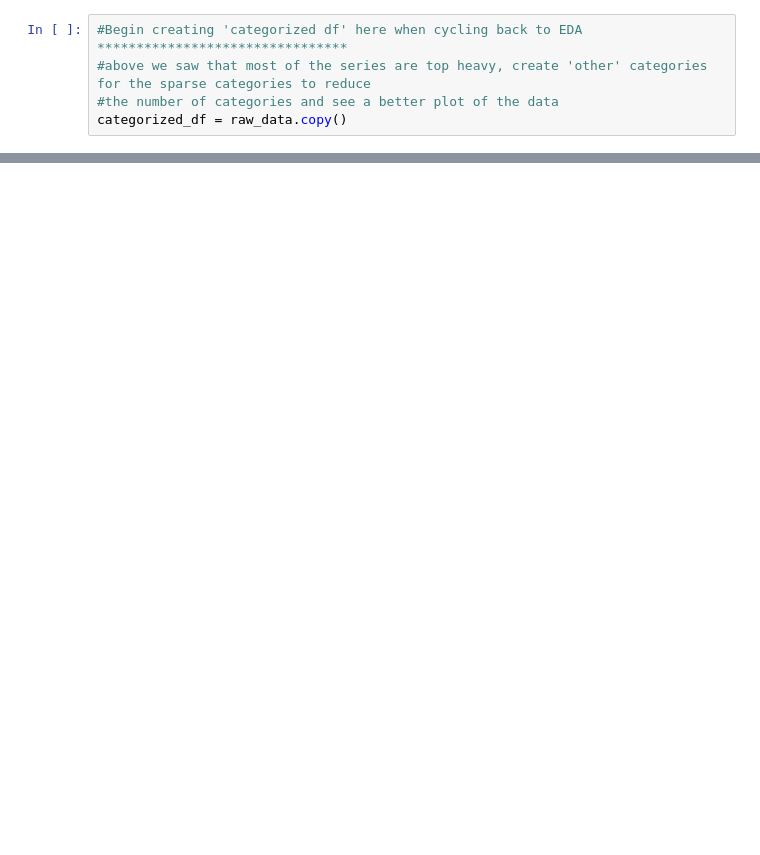
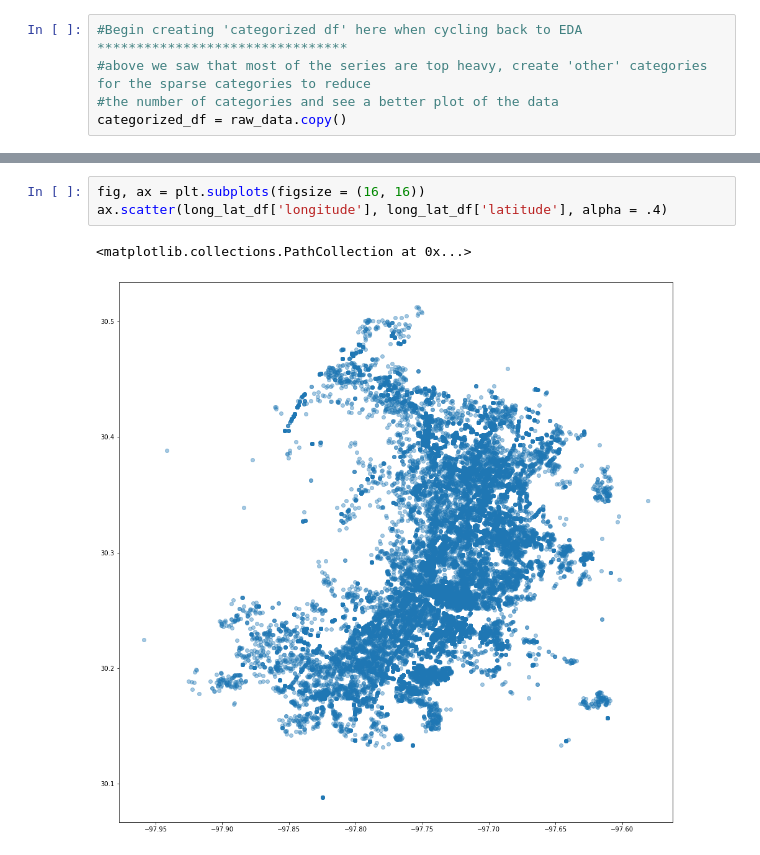
Before and after one commit to qnchenry-q/Crime_Instance_Analysis, a Jupyter notebook: EDA.ipynb, the cells around one changed output, grey strips where cells are left out. Drawn from its saved outputs; the diff is of its cells as text; blank space fills up the shorter version.

```diff
--- a/EDA.ipynb
+++ b/EDA.ipynb
@@ -147,0 +286,6 @@ NameError: name 'pd' is not defined
+# %%
+fig, ax = plt.subplots(figsize = (16, 16))
+ax.scatter(long_lat_df['longitude'], long_lat_df['latitude'], alpha = .4)
+# %% [output]
+<matplotlib.collections.PathCollection at 0x...>
+[figure, added]
```
Also changed, not shown: parts of 22 cells of this notebook, 1 other file.
